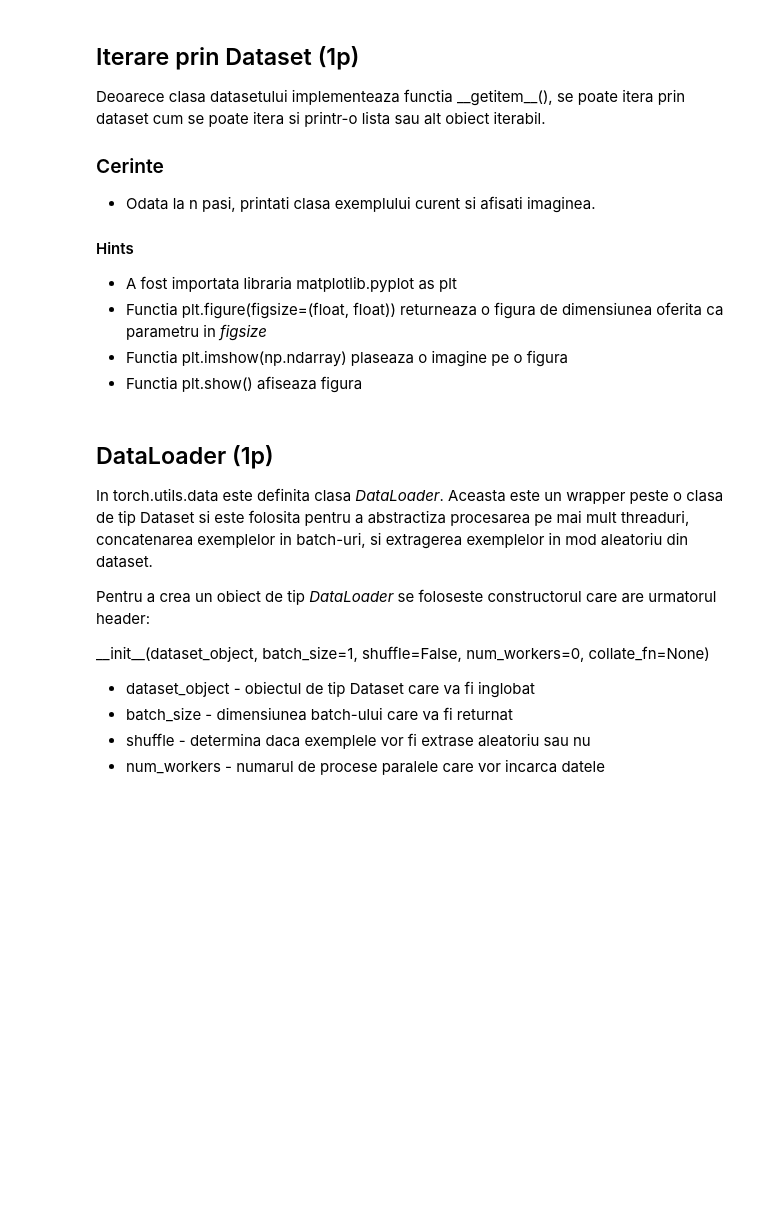
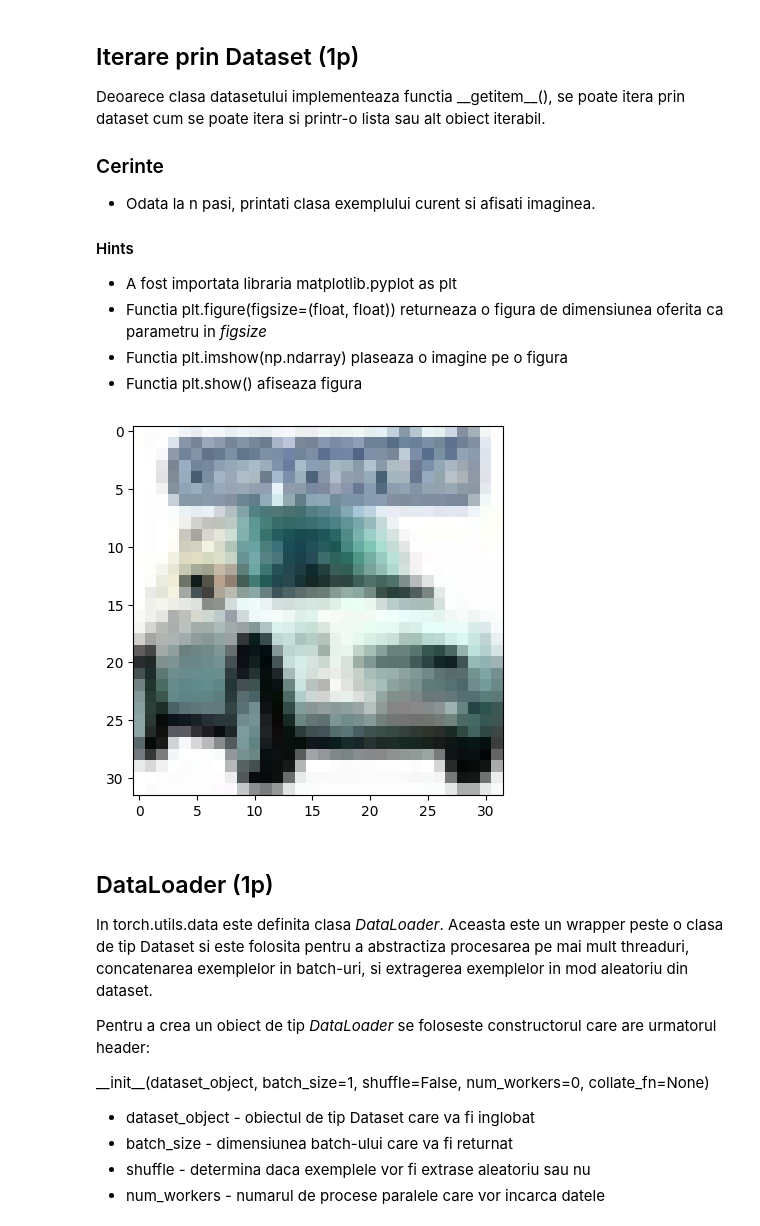
Before and after one commit to Pepi100/Uni-Work, a Jupyter notebook: THIRD YEAR/Second Semester/Computer Vision/Labs/Lab 2/Lab2_IAVA.ipynb, the cells around one changed output. Cells and saved outputs as stored; diff of their text form; code cells hidden in the pictures; blank space fills up the shorter version.

```diff
--- a/THIRD YEAR/Second Semester/Computer Vision/Labs/Lab 2/Lab2_IAVA.ipynb
+++ b/THIRD YEAR/Second Semester/Computer Vision/Labs/Lab 2/Lab2_IAVA.ipynb
@@ -81,15 +108,18 @@ Deoarece clasa datasetului implementeaza functia \_\_getitem\_\_(), se poate ite
 # %%
 n = 10000
 
 for idx, example in enumerate(cifar_train):
   if idx % n == 0:
     # Aceasta functie sterge ce a fost afisat pana la momentul curent
     dspl.clear_output(wait=True)
 
     #TODO: Completati codul aici si afisati cateva imagini din dataset
-
+    plt.imshow(example[0])
+    plt.show()
     # Aceasta functie opreste procesul pentru 2 secunde
     time.sleep(2)
+# %% [output]
+[figure, added]
 # %% [markdown]
 ## DataLoader (1p)
 
```
Also changed, not shown: parts of 13 cells of this notebook.
